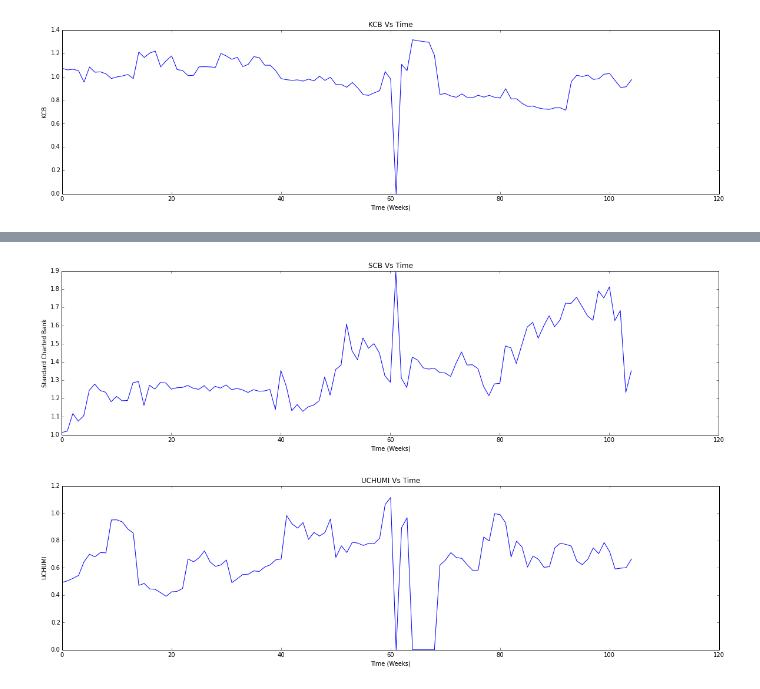
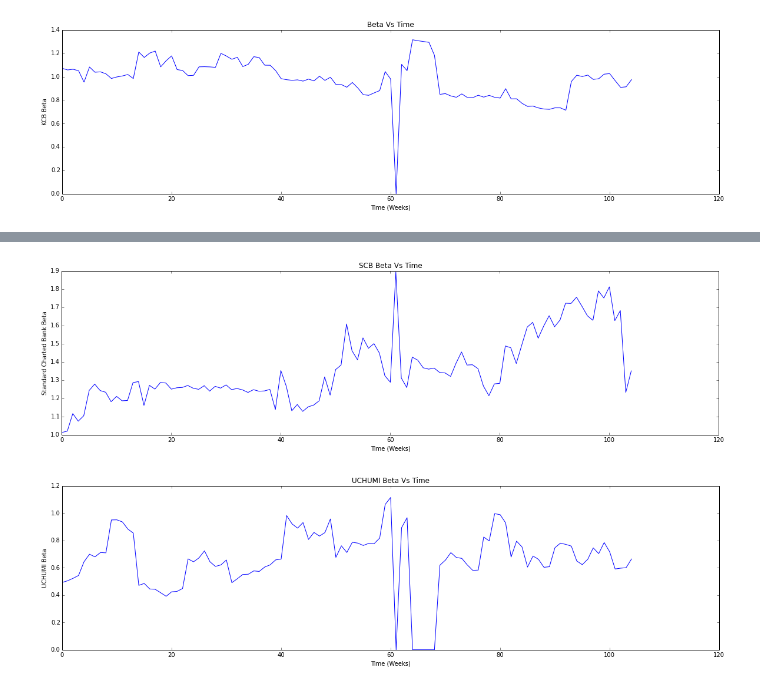
Before and after one commit to bangadennis/beta_stats, a Jupyter notebook: beta-stats_final.ipynb, the cells around one changed output, grey strips where cells are left out. Cells and saved outputs as stored; diff of their text form; code cells hidden in the pictures.

```diff
--- a/beta-stats_final.ipynb
+++ b/beta-stats_final.ipynb
@@ -163,22 +167,22 @@ fig.savefig("/home/banga/Desktop/datamining/beta/sasini.png")
 # %%
 fig, ax= plt.subplots(figsize=(20,5))
 
 ax.plot(data3.index, data3.SCB)
 ax.set_xlabel('Time (Weeks)')
-ax.set_ylabel('Standard Charted Bank')
-ax.set_title('SCB Vs Time');
+ax.set_ylabel('Standard Charted Bank Beta')
+ax.set_title('SCB Beta Vs Time');
 fig.savefig("/home/banga/Desktop/datamining/beta/scb.png")
 # %% [output]
-[figure, old version]
+[figure, new version]
 # %%
 fig, ax= plt.subplots(figsize=(20,5))
 
 ax.plot(data3.index, data3.UCHUMI)
 ax.set_xlabel('Time (Weeks)')
-ax.set_ylabel('UCHUMI')
-ax.set_title('UCHUMI Vs Time');
+ax.set_ylabel('UCHUMI Beta')
+ax.set_title('UCHUMI Beta Vs Time');
 fig.savefig("/home/banga/Desktop/datamining/beta/uchumi.png")
 # %% [output]
-[figure, old version]
+[figure, new version]
 # %%
 data3.to_csv("/home/banga/Desktop/datamining/beta/data_method2.csv")
```
Also changed, not shown: parts of 21 cells of this notebook, 40 other files.
